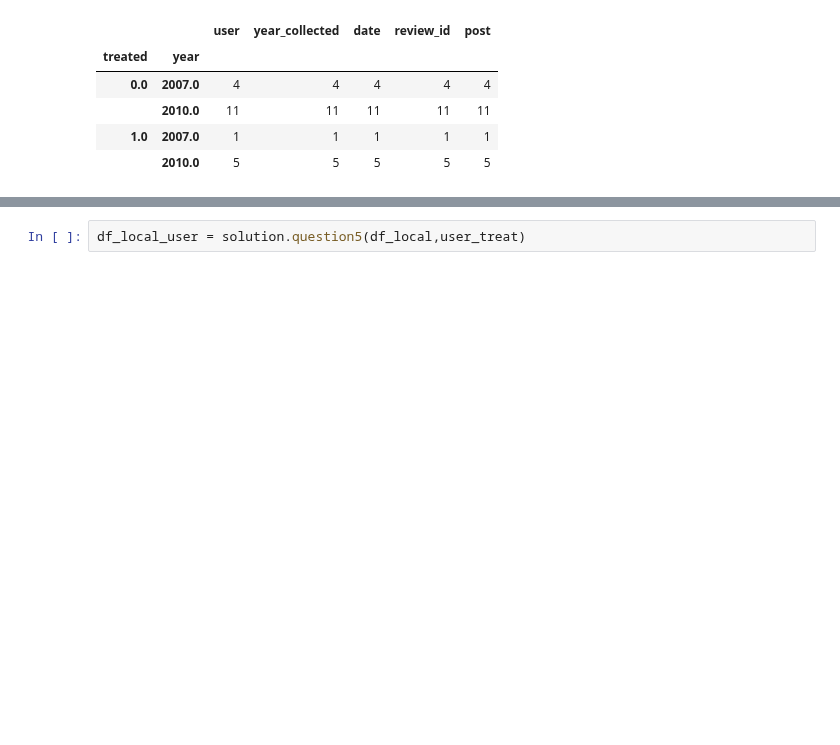
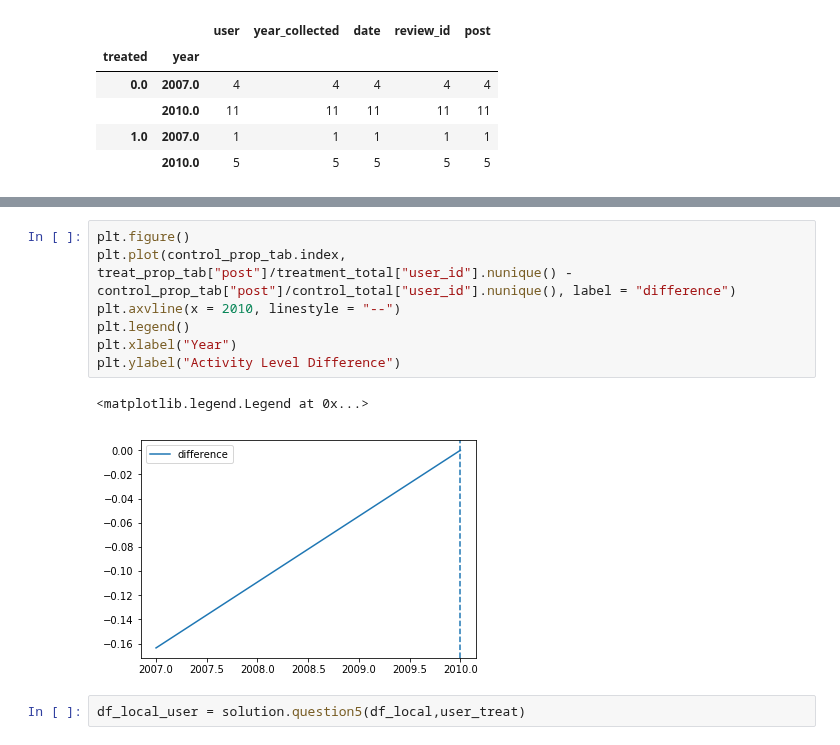
Before and after one commit to vma101/big_data_tools, a Jupyter notebook: hw3_quasi.ipynb, the cells around one changed output, grey strips where cells are left out. Saved outputs shown, nothing was run; the diff lists cells and outputs as text; blank space fills up the shorter version.

```diff
--- a/hw3_quasi.ipynb
+++ b/hw3_quasi.ipynb
@@ -371,3 +361,13 @@ control_total["user_id"].nunique()
+# %%
+plt.figure()
+plt.plot(control_prop_tab.index, treat_prop_tab["post"]/treatment_total["user_id"].nunique() - control_prop_tab["post"]/control_total["user_id"].nunique(), label = "difference")
+plt.axvline(x = 2010, linestyle = "--")
+plt.legend()
+plt.xlabel("Year")
+plt.ylabel("Activity Level Difference")
+# %% [output]
+<matplotlib.legend.Legend at 0x...>
+[figure, added]
 # %%
 df_local_user = solution.question5(df_local,user_treat)
 # %% [output]
```
Also changed, not shown: parts of 8 cells of this notebook.
